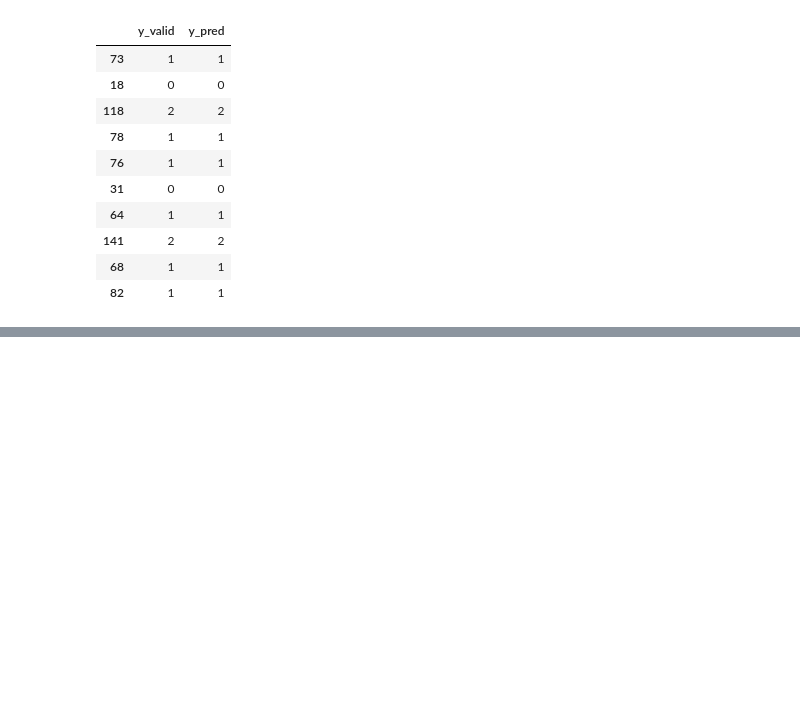
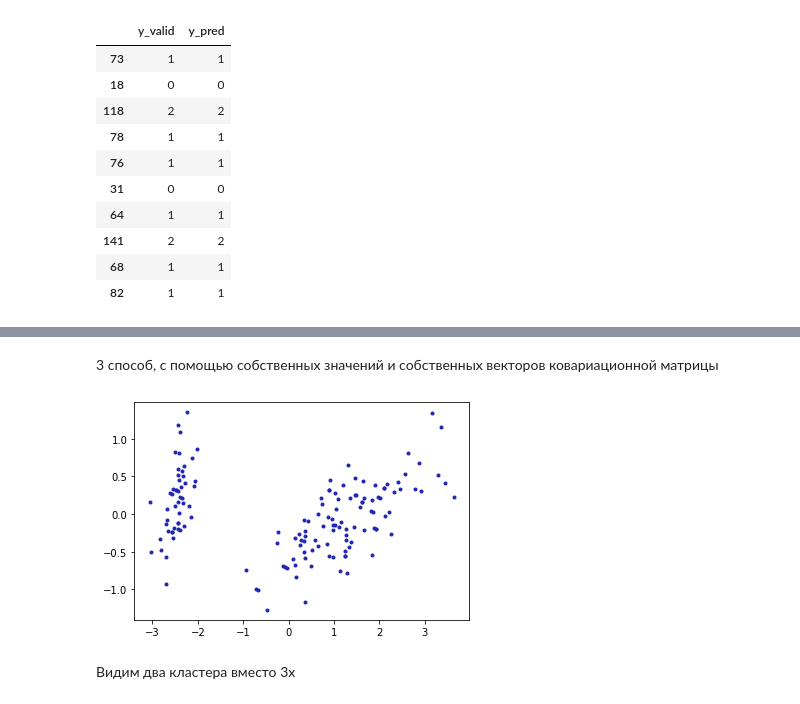
Before and after one commit to gulchitai/lin_alg, a Jupyter notebook: Lesson5/iris_Sych_G.ipynb, the cells around one changed output, grey strips where cells are left out. Drawn from its saved outputs; the diff is of its cells as text; code cells hidden in the pictures; blank space fills up the shorter version.

```diff
--- a/Lesson5/iris_Sych_G.ipynb
+++ b/Lesson5/iris_Sych_G.ipynb
@@ -239,5 +199,0 @@ array([[-2.26470281e+00,  4.80026597e-01, -1.27706022e-01,
-# %%
-iris_centered = (iris.data.T[2] - iris.data.T[2].mean(), iris.data.T[3] - iris.data.T[3].mean())
-m = (iris.data.T[2].mean(), iris.data.T[3].mean())
-print(f'Центрированная матрица:\n{iris_centered}')
-print(f'Матрица m:\n{m}')
@@ -320,5 +199,0 @@ plt.show()
-# %%
-_, vecs = np.linalg.eig(Cov_matrix)
-v = -vecs[:,1]
-Xnew = np.dot(v,iris_centered)
-Xnew
@@ -350,3 +199,0 @@ plt.show()
-# %%
-data = iris.data[:,:-1]
-data
@@ -370,0 +200,62 @@ array([[5.1, 3.5, 1.4],
+# %% [markdown]
+3 способ, с помощью собственных значений и собственных векторов ковариационной матрицы
+# %%
+def PCA(data, dims_rescaled_data=2):
+       """
+       returns: data transformed in 2 dims/columns + regenerated original data
+       pass in: data as 2D NumPy array
+       """
+       import numpy as NP
+       from scipy import linalg as LA
+       m, n = data.shape
+       # mean center the data
+       data -= data.mean(axis=0)
+       # calculate the covariance matrix
+       R = NP.cov(data, rowvar=False)
+       # calculate eigenvectors & eigenvalues of the covariance matrix
+       # use 'eigh' rather than 'eig' since R is symmetric,
+       # the performance gain is substantial
+       evals, evecs = LA.eigh(R)
+       # sort eigenvalue in decreasing order
+       idx = NP.argsort(evals)[::-1]
+       evecs = evecs[:,idx]
+       # sort eigenvectors according to same index
+       evals = evals[idx]
+       # select the first n eigenvectors (n is desired dimension
+       # of rescaled data array, or dims_rescaled_data)
+       evecs = evecs[:, :dims_rescaled_data]
+       # carry out the transformation on the data using eigenvectors
+       # and return the re-scaled data, eigenvalues, and eigenvectors
+       return NP.dot(evecs.T, data.T).T
+    #, evals, evecs
+
+def test_PCA(data, dims_rescaled_data=2):
+       '''
+       test by attempting to recover original data array from
+       the eigenvectors of its covariance matrix & comparing that
+       'recovered' array with the original data
+       '''
+       _ , _ , eigenvectors = PCA(data, dim_rescaled_data=2)
+       data_recovered = NP.dot(eigenvectors, m).T
+       data_recovered += data_recovered.mean(axis=0)
+       assert NP.allclose(data, data_recovered)
+
+
+def plot_pca(data):
+       from matplotlib import pyplot as MPL
+       clr1 =  '#2026B2'
+       fig = MPL.figure()
+       ax1 = fig.add_subplot(111)
+       data_resc = PCA(data)
+       ax1.plot(data_resc[:, 0], data_resc[:, 1], '.', mfc=clr1, mec=clr1)
+       MPL.show()
+
+
+iris = datasets.load_iris()
+A = iris.data
+data = A[:,:-1]
+plot_pca(data)
+# %% [output]
+[figure, added]
+# %% [markdown]
+Видим два кластера вместо 3х
```
Also changed, not shown: parts of 16 cells of this notebook.
